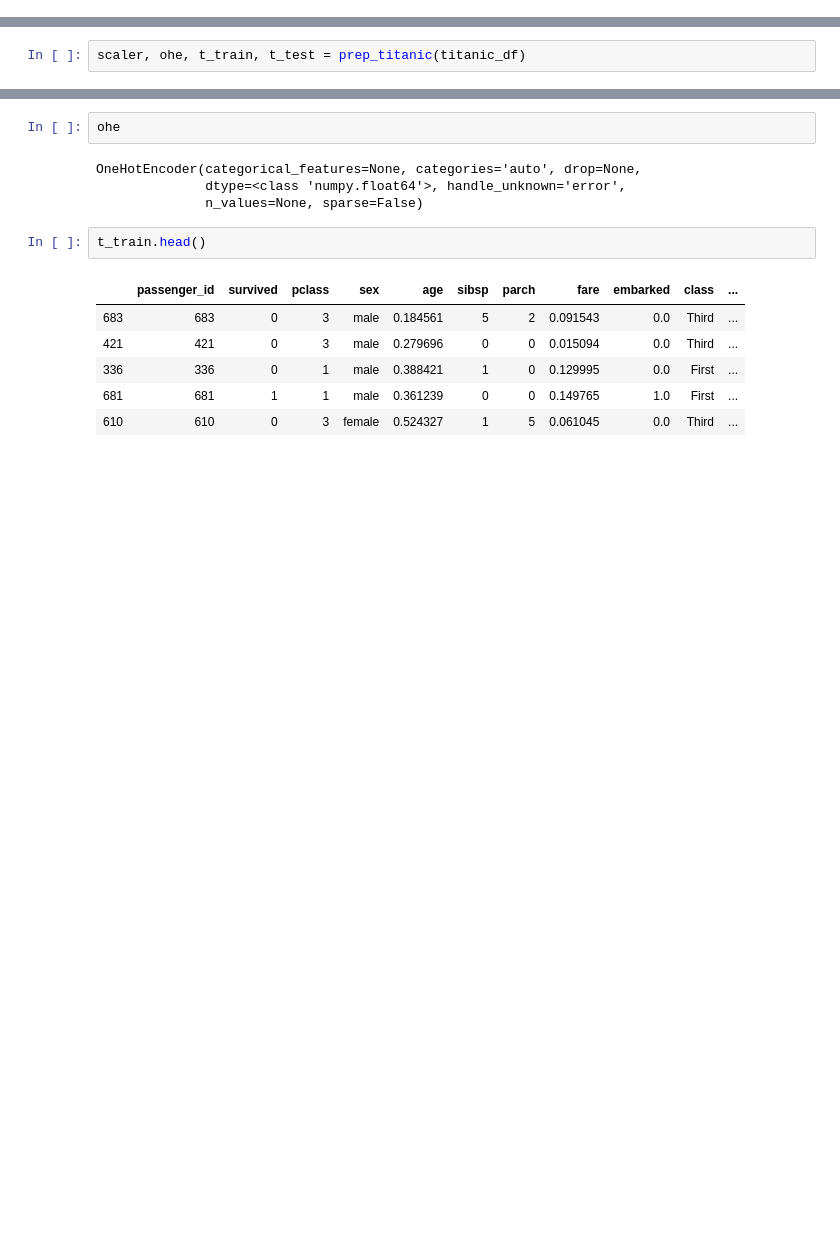
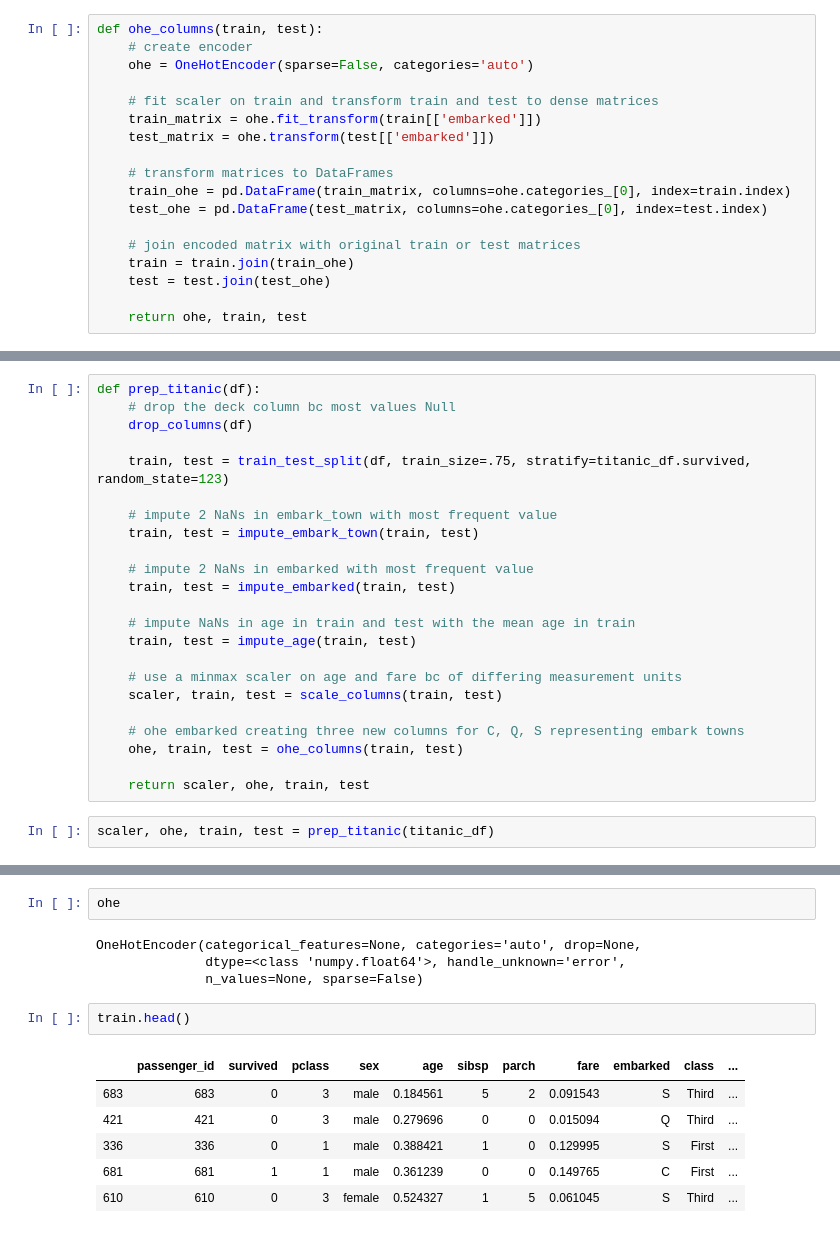
Before and after one commit to faithkane3/ds-methodologies-exercises, a Jupyter notebook: classification/classification_prepare_walkthrough.ipynb, the cells around one changed output, grey strips where cells are left out. Drawn from its saved outputs; the diff is of its cells as text; blank space fills up the shorter version.

Commit message:
Commit finished prep walkthrough from hell

```diff
--- a/classification/classification_prepare_walkthrough.ipynb
+++ b/classification/classification_prepare_walkthrough.ipynb
@@ -310,0 +386,18 @@ def prep_titanic(df):
+# %%
+def ohe_columns(train, test):
+    # create encoder
+    ohe = OneHotEncoder(sparse=False, categories='auto')
+
+    # fit scaler on train and transform train and test to dense matrices
+    train_matrix = ohe.fit_transform(train[['embarked']])
+    test_matrix = ohe.transform(test[['embarked']])
+
+    # transform matrices to DataFrames
+    train_ohe = pd.DataFrame(train_matrix, columns=ohe.categories_[0], index=train.index)
+    test_ohe = pd.DataFrame(test_matrix, columns=ohe.categories_[0], index=test.index)
+
+    # join encoded matrix with original train or test matrices
+    train = train.join(train_ohe)
+    test = test.join(test_ohe)
+
+    return ohe, train, test
@@ -311,5 +417,28 @@ def prep_titanic(df):
+# %%
+def prep_titanic(df):
+    # drop the deck column bc most values Null
+    drop_columns(df)
+
+    train, test = train_test_split(df, train_size=.75, stratify=titanic_df.survived, random_state=123)
+
+    # impute 2 NaNs in embark_town with most frequent value
+    train, test = impute_embark_town(train, test)
+
+    # impute 2 NaNs in embarked with most frequent value
+    train, test = impute_embarked(train, test)
+
+    # impute NaNs in age in train and test with the mean age in train
+    train, test = impute_age(train, test)
+
+    # use a minmax scaler on age and fare bc of differing measurement units
+    scaler, train, test = scale_columns(train, test)
+
+    # ohe embarked creating three new columns for C, Q, S representing embark towns
+    ohe, train, test = ohe_columns(train, test)
+
+    return scaler, ohe, train, test
 # %%
-scaler, ohe, t_train, t_test = prep_titanic(titanic_df)
+scaler, ohe, train, test = prep_titanic(titanic_df)
 # %%
 scaler
 # %% [output]
@@ -321,11 +450,11 @@ OneHotEncoder(categorical_features=None, categories='auto', drop=None,
               dtype=<class 'numpy.float64'>, handle_unknown='error',
               n_values=None, sparse=False)
 # %%
-t_train.head()
+train.head()
 # %% [output]
 |  | passenger_id | survived | pclass | sex | age | sibsp | parch | fare | embarked | class | ... |
-| 683 | 683 | 0 | 3 | male | 0.184561 | 5 | 2 | 0.091543 | 0.0 | Third | ... |
-| 421 | 421 | 0 | 3 | male | 0.279696 | 0 | 0 | 0.015094 | 0.0 | Third | ... |
-| 336 | 336 | 0 | 1 | male | 0.388421 | 1 | 0 | 0.129995 | 0.0 | First | ... |
-| 681 | 681 | 1 | 1 | male | 0.361239 | 0 | 0 | 0.149765 | 1.0 | First | ... |
-| 610 | 610 | 0 | 3 | female | 0.524327 | 1 | 5 | 0.061045 | 0.0 | Third | ... |
+| 683 | 683 | 0 | 3 | male | 0.184561 | 5 | 2 | 0.091543 | S | Third | ... |
+| 421 | 421 | 0 | 3 | male | 0.279696 | 0 | 0 | 0.015094 | Q | Third | ... |
+| 336 | 336 | 0 | 1 | male | 0.388421 | 1 | 0 | 0.129995 | S | First | ... |
+| 681 | 681 | 1 | 1 | male | 0.361239 | 0 | 0 | 0.149765 | C | First | ... |
+| 610 | 610 | 0 | 3 | female | 0.524327 | 1 | 5 | 0.061045 | S | Third | ... |
```
Also changed, not shown: parts of 65 cells of this notebook, 2 other files.
